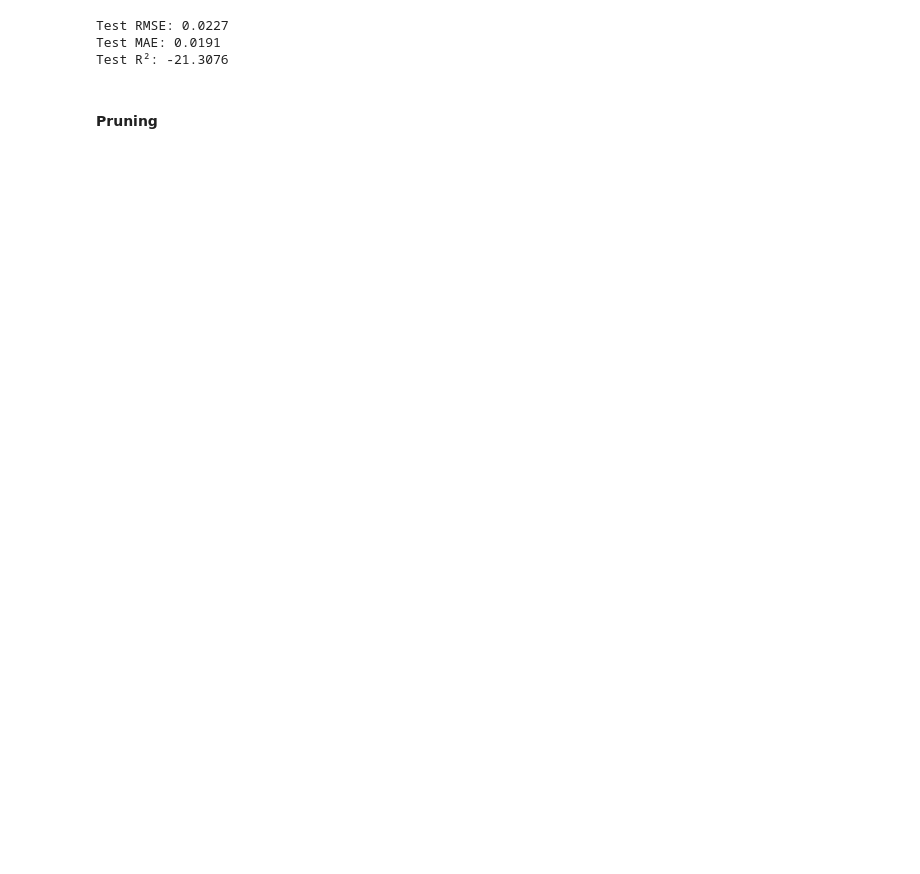
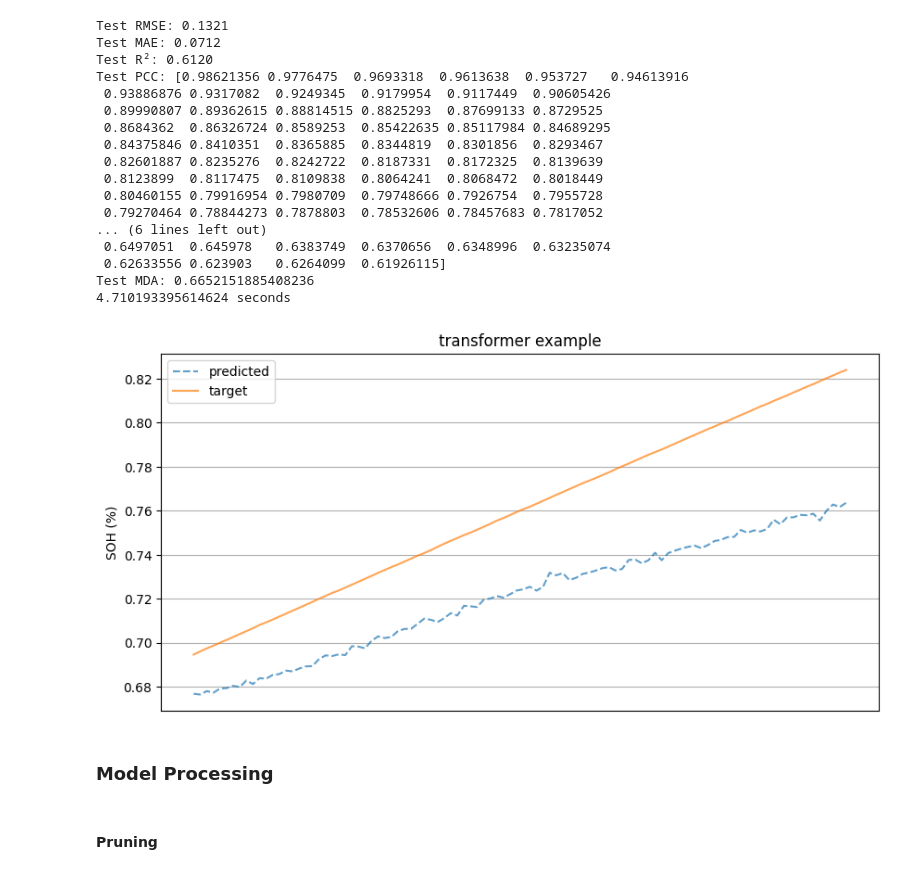
Before and after one commit to inancsege/battery_transformer, a Jupyter notebook: Battery_Transformers_Optimized.ipynb, the cells around one changed output. Drawn from its saved outputs; the diff is of its cells as text; code cells hidden in the pictures; blank space fills up the shorter version.

```diff
--- a/Battery_Transformers_Optimized.ipynb
+++ b/Battery_Transformers_Optimized.ipynb
@@ -321,39 +128,41 @@ Epoch 20/20: Train Loss: 0.0005, Val Loss: 0.0002
 # %%
-from sklearn.metrics import mean_absolute_error, mean_squared_error, r2_score
-import numpy as np
+# MODELS - TESTING =======================================================================================
+from temp import evaluate_model
+'''
+model = SOHTransformer(input_dim=NUM_FEATURES, embed_dim=256).to(device)
 
-def evaluate_model(model, test_loader):
+criterion = nn.MSELoss()
+optimizer = optim.AdamW(model.parameters(), lr=5e-5, weight_decay=1e-4)
+'''
+monitoring = True
+monitor_thread = threading.Thread(target=monitor_gpu, args=('outputs/log_testing_TRANSFORMER.csv', 0.01), daemon=True)
+monitor_thread.start()
 
-    model.eval()
+start_time = time.time()
+rmse, mae, r2, pcc, mda = evaluate_model(model, test_loader, "models/best_TRANSFORMER.pth", 'outputs/error_results_TRANSFORMER.txt', 'transformer', plot_fig = True, device=device, return_error_results=True)
+print(f'{time.time()-start_time} seconds\n')
 
-    all_preds, all_targets = [], []
-    with torch.no_grad():
-        for batch_X, batch_y in test_loader:
-            batch_X, batch_y = batch_X.to(device), batch_y.to(device)
-            outputs = model(batch_X).squeeze()
-
-            all_preds.append(outputs.cpu().numpy())
-            all_targets.append(batch_y.cpu().numpy())
-
-    all_preds = np.concatenate(all_preds)
-    all_targets = np.concatenate(all_targets)
-
-    rmse = np.sqrt(mean_squared_error(all_targets, all_preds))
-    mae = mean_absolute_error(all_targets, all_preds)
-    r2 = r2_score(all_targets, all_preds)
-
-    print(f"Test RMSE: {rmse:.4f}")
-    print(f"Test MAE: {mae:.4f}")
-    print(f"Test R²: {r2:.4f}")
-
-    return rmse, mae, r2
-
-# Evaluate model
-model.load_state_dict(torch.load("best_soh_tec_model.pth"))
-rmse, mae, r2 = evaluate_model(model, test_loader)
+monitoring = False
 # %% [output]
-Test RMSE: 0.0227
-Test MAE: 0.0191
-Test R²: -21.3076
+Test RMSE: 0.1321
+Test MAE: 0.0712
+Test R²: 0.6120
+Test PCC: [0.98621356 0.9776475  0.9693318  0.9613638  0.953727   0.94613916
+ 0.93886876 0.9317082  0.9249345  0.9179954  0.9117449  0.90605426
+ 0.89990807 0.89362615 0.88814515 0.8825293  0.87699133 0.8729525
+ 0.8684362  0.86326724 0.8589253  0.85422635 0.85117984 0.84689295
+ 0.84375846 0.8410351  0.8365885  0.8344819  0.8301856  0.8293467
+ 0.82601887 0.8235276  0.8242722  0.8187331  0.8172325  0.8139639
+ 0.8123899  0.8117475  0.8109838  0.8064241  0.8068472  0.8018449
+ 0.80460155 0.79916954 0.7980709  0.79748666 0.7926754  0.7955728
+ 0.79270464 0.78844273 0.7878803  0.78532606 0.78457683 0.7817052
+... (6 lines left out)
+ 0.6497051  0.645978   0.6383749  0.6370656  0.6348996  0.63235074
+ 0.62633556 0.623903   0.6264099  0.61926115]
+Test MDA: 0.6652151885408236
+4.710193395614624 seconds
+[figure, added]
+# %% [markdown]
+### Model Processing
 # %%
 import copy
```
Also changed, not shown: parts of 14 cells of this notebook, 5 other files.
